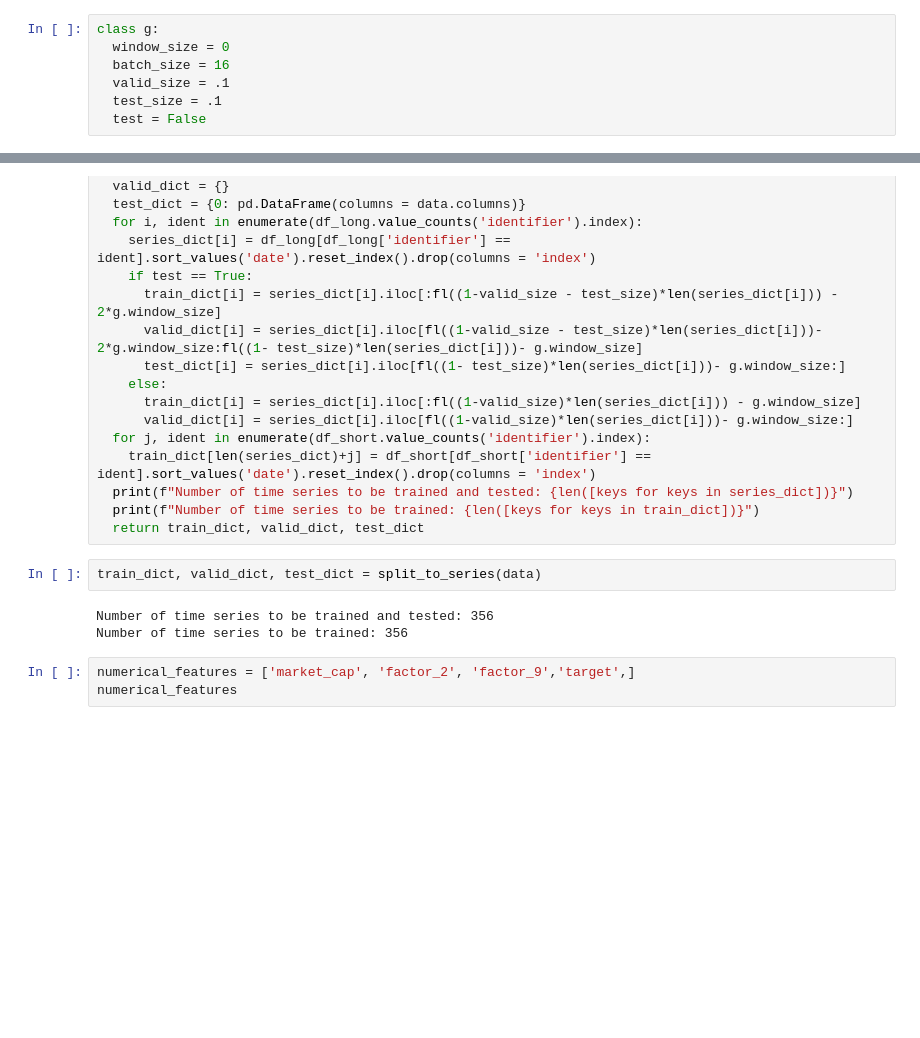
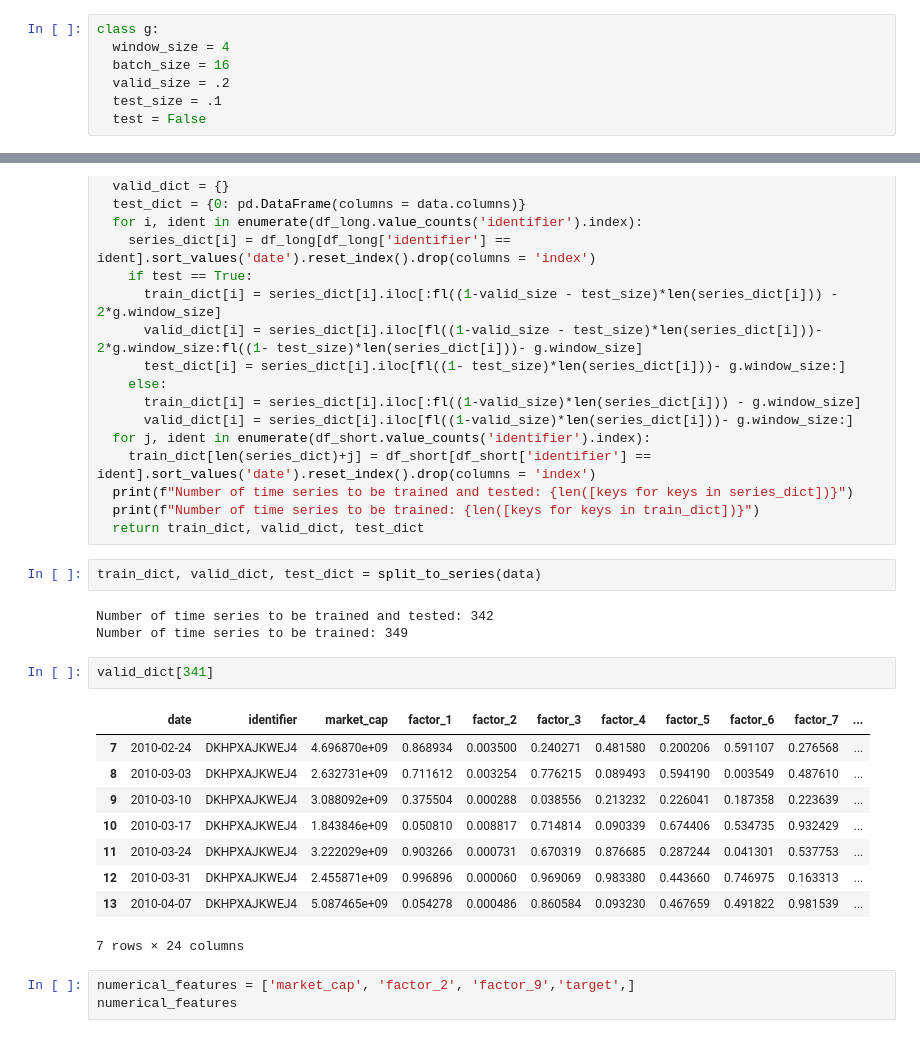
Before and after one commit to doogzultz/time_series_project, a Jupyter notebook: model_test_simple_less_features.ipynb, the cells around one changed output, grey strips where cells are left out. Drawn from its saved outputs; the diff is of its cells as text; blank space fills up the shorter version.

```diff
--- a/model_test_simple_less_features.ipynb
+++ b/model_test_simple_less_features.ipynb
@@ -28,9 +28,9 @@ import os
 from sklearn.utils import shuffle
 # %%
 class g:
-  window_size = 0
+  window_size = 4
   batch_size = 16
-  valid_size = .1
+  valid_size = .2
   test_size = .1
   test = False
 # %%
@@ -208,8 +208,20 @@ def split_to_series(df, valid_size = g.valid_size, test_size = g.test_size,lengt
 # %%
 train_dict, valid_dict, test_dict = split_to_series(data)
 # %% [output]
-Number of time series to be trained and tested: 356
-Number of time series to be trained: 356
+Number of time series to be trained and tested: 342
+Number of time series to be trained: 349
+# %%
+valid_dict[341]
+# %% [output]
+|  | date | identifier | market_cap | factor_1 | factor_2 | factor_3 | factor_4 | factor_5 | factor_6 | factor_7 | ... |
+| 7 | 2010-02-24 | DKHPXAJKWEJ4 | 4.696870e+09 | 0.868934 | 0.003500 | 0.240271 | 0.481580 | 0.200206 | 0.591107 | 0.276568 | ... |
+| 8 | 2010-03-03 | DKHPXAJKWEJ4 | 2.632731e+09 | 0.711612 | 0.003254 | 0.776215 | 0.089493 | 0.594190 | 0.003549 | 0.487610 | ... |
+| 9 | 2010-03-10 | DKHPXAJKWEJ4 | 3.088092e+09 | 0.375504 | 0.000288 | 0.038556 | 0.213232 | 0.226041 | 0.187358 | 0.223639 | ... |
+| 10 | 2010-03-17 | DKHPXAJKWEJ4 | 1.843846e+09 | 0.050810 | 0.008817 | 0.714814 | 0.090339 | 0.674406 | 0.534735 | 0.932429 | ... |
+| 11 | 2010-03-24 | DKHPXAJKWEJ4 | 3.222029e+09 | 0.903266 | 0.000731 | 0.670319 | 0.876685 | 0.287244 | 0.041301 | 0.537753 | ... |
+| 12 | 2010-03-31 | DKHPXAJKWEJ4 | 2.455871e+09 | 0.996896 | 0.000060 | 0.969069 | 0.983380 | 0.443660 | 0.746975 | 0.163313 | ... |
+| 13 | 2010-04-07 | DKHPXAJKWEJ4 | 5.087465e+09 | 0.054278 | 0.000486 | 0.860584 | 0.093230 | 0.467659 | 0.491822 | 0.981539 | ... |
+7 rows × 24 columns
 # %%
 numerical_features = ['market_cap', 'factor_2', 'factor_9','target',]
 numerical_features
```
Also changed, not shown: parts of 15 cells of this notebook.
